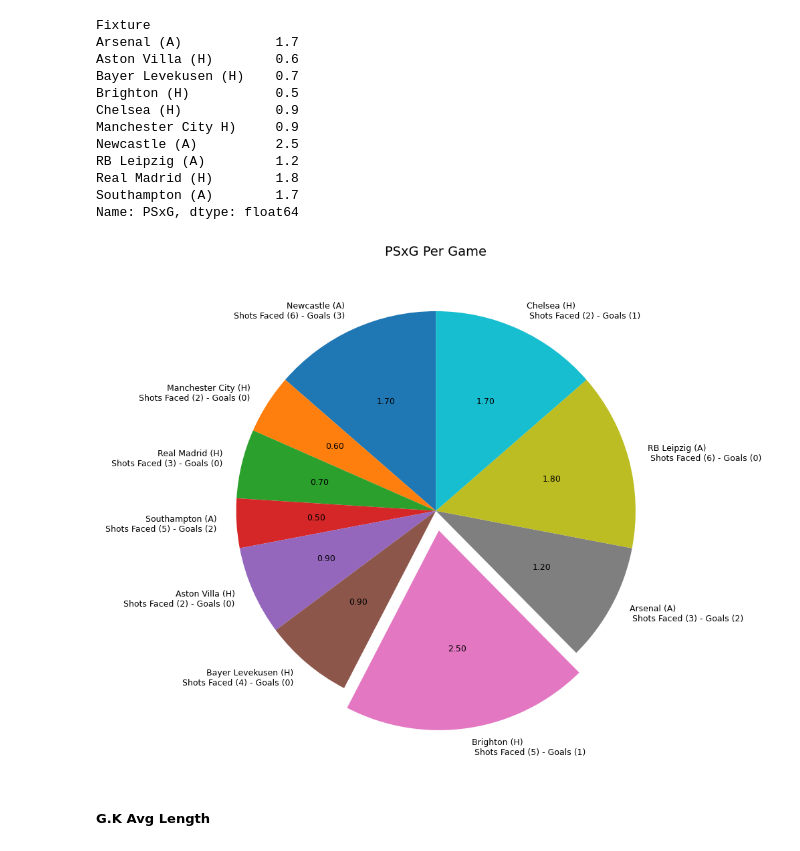
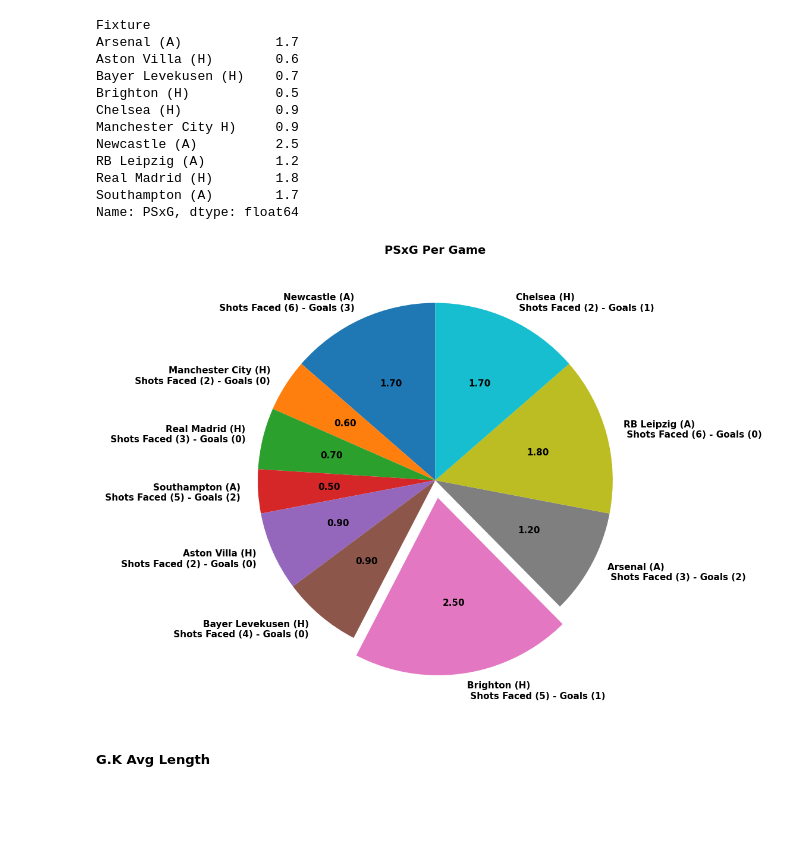
Before and after one commit to Owen93M/Kelleher_Goalkeeping_Review, a Jupyter notebook: Kelleher Goalkeeping Review.ipynb, the cells around one changed output. Drawn from its saved outputs; the diff is of its cells as text; code cells hidden in the pictures; blank space fills up the shorter version.

```diff
--- a/Kelleher Goalkeeping Review.ipynb
+++ b/Kelleher Goalkeeping Review.ipynb
@@ -323,36 +323,36 @@ fixtures = [
     "RB Leipzig (A)\n Shots Faced (6) - Goals (0)","Chelsea (H)\n Shots Faced (2) - Goals (1)"
 ]
 
 # List Of Values
 values = [1.7, 0.6, 0.7, 0.5, 0.9, 0.9, 2.5, 1.2, 1.8, 1.7]
 
 # Create Pie Chart
 # Plot Figure
 # Call :
 #  Wedges = Manipulate Wedge (explode)
 #  Texts = (For)Loop Through To Modify Outside Labels (size, style, color)
 #  Autotexts = (For)Loop Through To Modify Inside Labels (size, style, color)
 # Plot Pie (Add Arguments/Parameters)
 plt.figure(figsize=(10, 8))
 wedges, texts, autotexts = plt.pie(
     values,
     labels=fixtures,
     explode=[0,0,0,0,0,0,0.1,0,0,0],
     autopct=lambda p: f'{p * sum(values) / 100:.2f}',
     startangle=90,
-    textprops={'fontsize': 9}
+    textprops={'fontsize': 11, 'weight':'bold'}
 )
 
 # Plot Title & Show
-plt.title("PSxG Per Game", fontsize=14)
+plt.title("PSxG Per Game", fontsize=14, fontweight='bold')
 
 # Adjust Spacing For Graph
 plt.tight_layout()
 
 # Display Figure
 plt.show()
 # %% [output]
-[figure, old version]
+[figure, new version]
 # %% [markdown]
 ##### G.K Avg Length
 # %%
```
Also changed, not shown: parts of 4 cells of this notebook.
